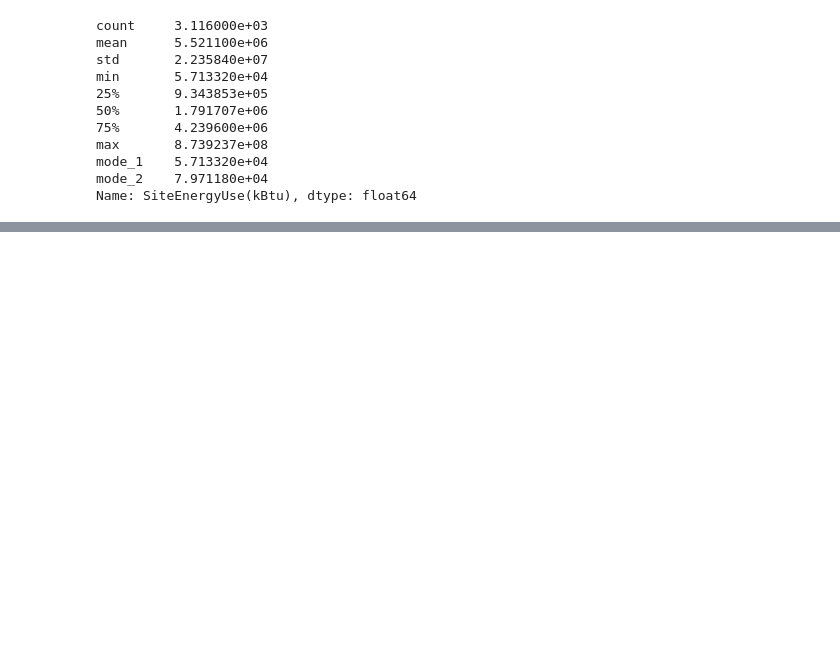
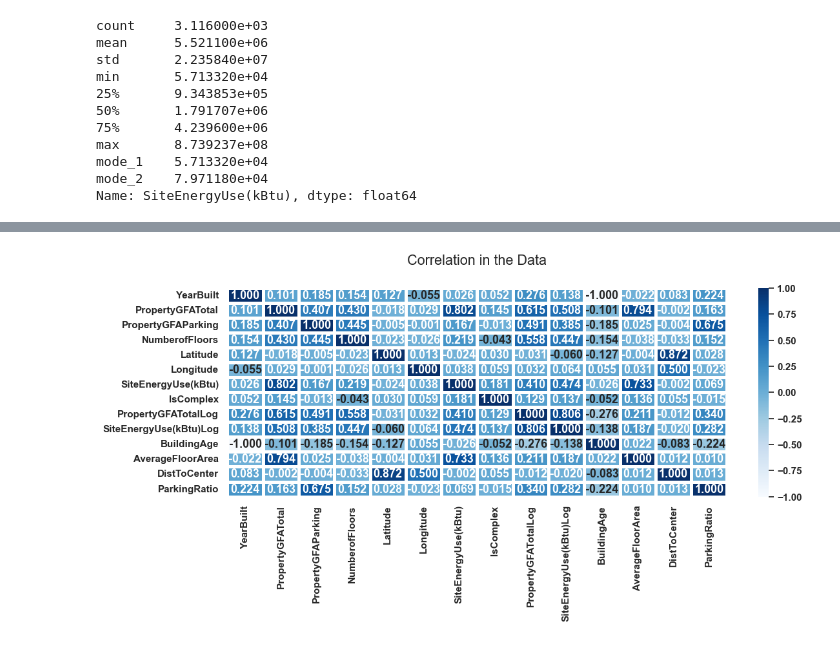
Before and after one commit to AlhousseineDiallo/energy_sight, a Jupyter notebook: notebooks/exploration_01.ipynb, the cells around one changed output, grey strips where cells are left out. Drawn from its saved outputs; the diff is of its cells as text; code cells hidden in the pictures; blank space fills up the shorter version.

```diff
--- a/notebooks/exploration_01.ipynb
+++ b/notebooks/exploration_01.ipynb
@@ -1235,0 +1346,5 @@ df_compliant_filtered.head()
+# %%
+# let's also test the pearson method
+heat_correlation(df=df_compliant_filtered, num_only=True, method='pearson')
+# %% [output]
+[figure, added]
```
Also changed, not shown: parts of 46 cells of this notebook, 7 other files.
